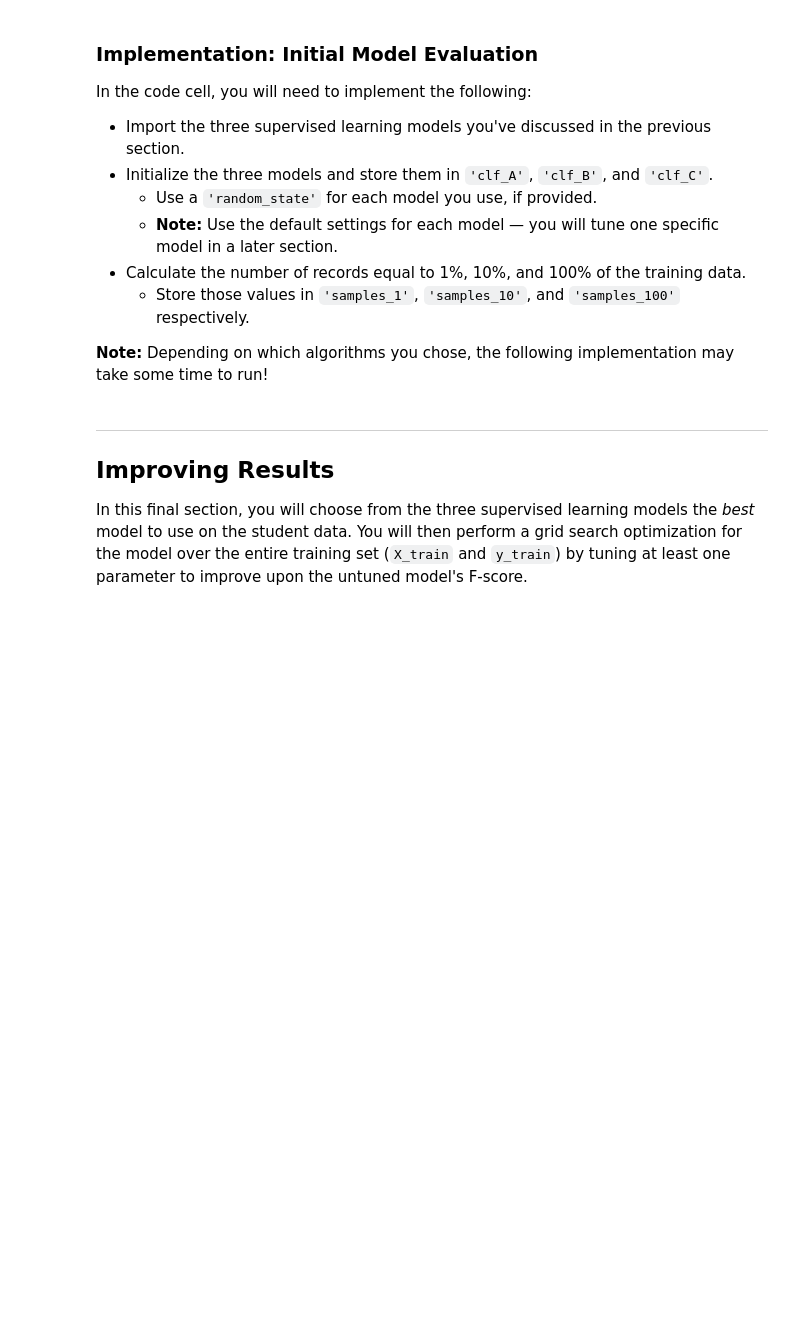
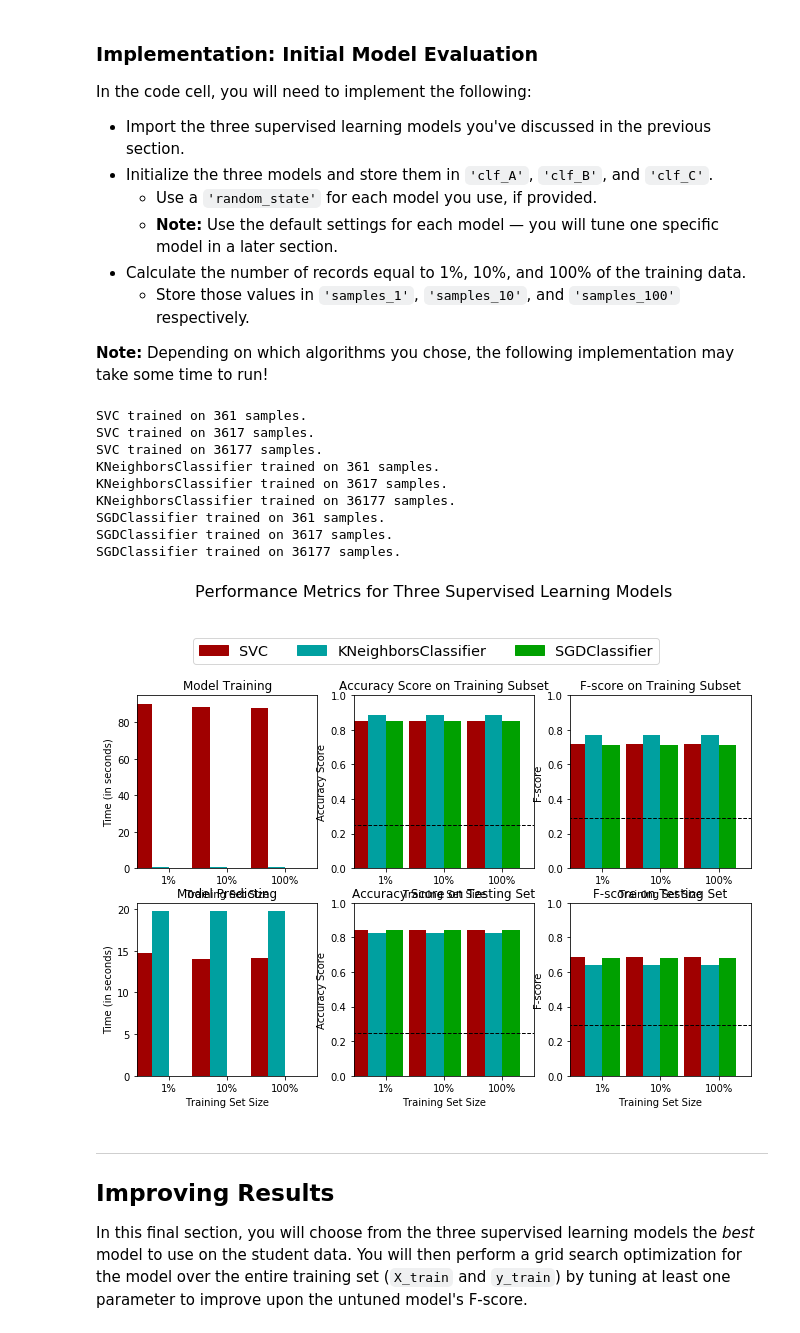
Before and after one commit to antran511/Finding-Donors-for-CharityML, a Jupyter notebook: finding_donors.ipynb, the cells around one changed output. Saved outputs shown, nothing was run; the diff lists cells and outputs as text; code cells hidden in the pictures; blank space fills up the shorter version.

```diff
--- a/finding_donors.ipynb
+++ b/finding_donors.ipynb
@@ -436,31 +436,43 @@ In the code cell, you will need to implement the following:
 **Note:** Depending on which algorithms you chose, the following implementation may take some time to run!
 # %%
 # TODO: Import the three supervised learning models from sklearn
-
+from sklearn.svm import SVC
+from sklearn.linear_model import SGDClassifier
+from sklearn.neighbors import KNeighborsClassifier
 # TODO: Initialize the three models
-clf_A = None
-clf_B = None
-clf_C = None
+clf_A = SVC( random_state = 5, gamma ='scale')
+clf_B = KNeighborsClassifier()
+clf_C = SGDClassifier(random_state = 5)
 
 # TODO: Calculate the number of samples for 1%, 10%, and 100% of the training data
 # HINT: samples_100 is the entire training set i.e. len(y_train)
 # HINT: samples_10 is 10% of samples_100 (ensure to set the count of the values to be `int` and not `float`)
 # HINT: samples_1 is 1% of samples_100 (ensure to set the count of the values to be `int` and not `float`)
-samples_100 = None
-samples_10 = None
-samples_1 = None
+samples_100 = len(y_train)
+samples_10 = int(samples_100 * 0.1)
+samples_1 = int(samples_100 * 0.01)
 
 # Collect results on the learners
 results = {}
 for clf in [clf_A, clf_B, clf_C]:
     clf_name = clf.__class__.__name__
     results[clf_name] = {}
     for i, samples in enumerate([samples_1, samples_10, samples_100]):
         results[clf_name][i] = \
         train_predict(clf, samples, X_train, y_train, X_test, y_test)
-
 # Run metrics visualization for the three supervised learning models chosen
 vs.evaluate(results, accuracy, fscore)
+# %% [output]
+SVC trained on 361 samples.
+SVC trained on 3617 samples.
+SVC trained on 36177 samples.
+KNeighborsClassifier trained on 361 samples.
+KNeighborsClassifier trained on 3617 samples.
+KNeighborsClassifier trained on 36177 samples.
+SGDClassifier trained on 361 samples.
+SGDClassifier trained on 3617 samples.
+SGDClassifier trained on 36177 samples.
+[figure, added]
 # %% [markdown]
 ----
 ## Improving Results
```
Also changed, not shown: parts of 6 cells of this notebook, 1 other file.
